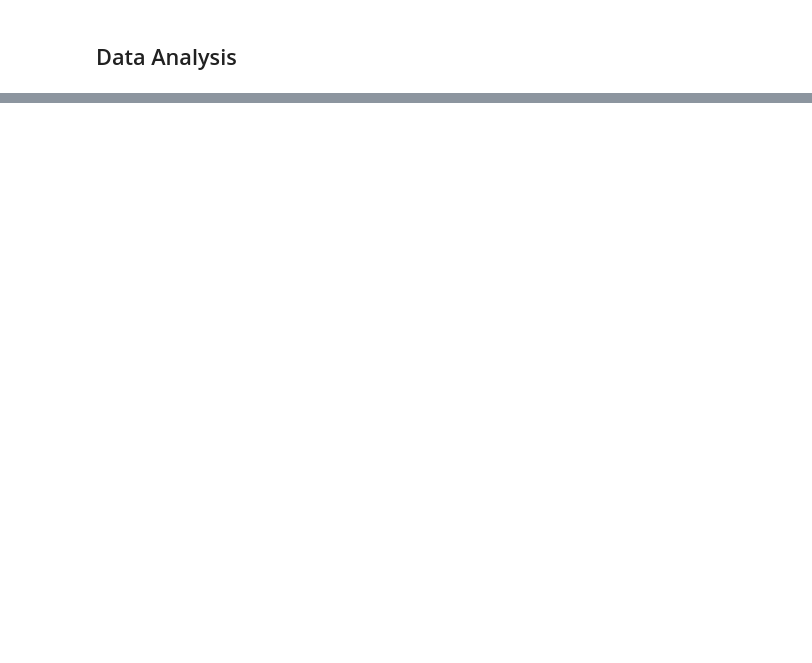
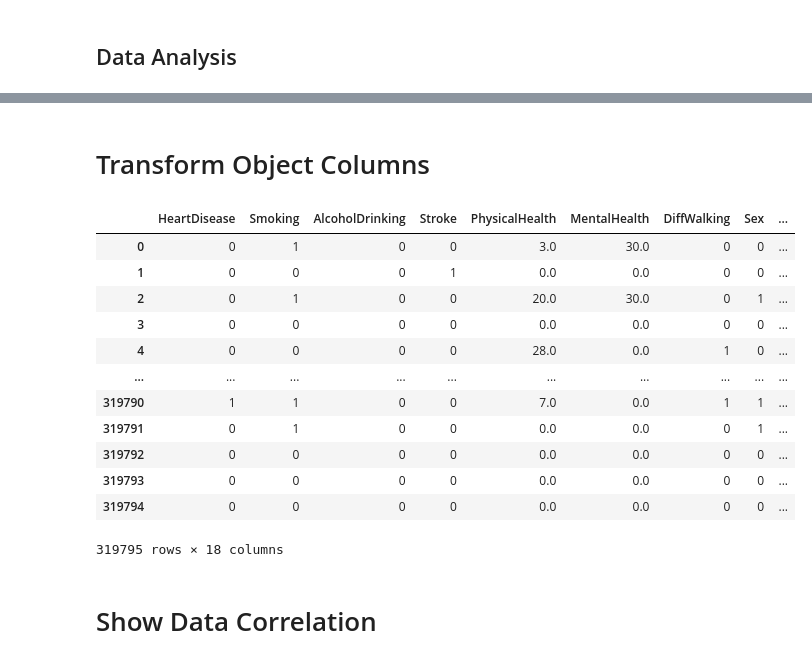
Before and after one commit to abo7adeed/Data_Science_Project, a Jupyter notebook: heart-diseases.ipynb, the cells around one changed output, grey strips where cells are left out. Saved outputs shown, nothing was run; the diff lists cells and outputs as text; code cells hidden in the pictures; blank space fills up the shorter version.

Commit message:
Kaggle Notebook | heart_diseases | Version 15

```diff
--- a/heart-diseases.ipynb
+++ b/heart-diseases.ipynb
@@ -86,0 +341,6 @@ data.groupby(['Sex','KidneyDisease'])['KidneyDisease'].count()
+# %%
+bins = [0, 18.5, 25, 30, 35, np.inf]
+names = ['Underweight', 'Normal weight', 'Overweight', 'Obese', 'Extremly Obese']
+data['SegmentBMI'] = pd.cut(data['BMI'],bins, labels=names)
+data.drop('BMI',axis=1,inplace=True)
+data.head()
@@ -86,0 +369,3 @@ data.groupby(['Sex','KidneyDisease'])['KidneyDisease'].count()
+# %%
+obj=data.select_dtypes(include=object).columns
+pd.DataFrame(obj,columns=['Object Columns'])
@@ -86,0 +394,4 @@ data.groupby(['Sex','KidneyDisease'])['KidneyDisease'].count()
+# %%
+obj=list(obj)
+obj.append('SegmentBMI')
+pd.DataFrame(obj,columns=['Object Columns'])
@@ -86,0 +415,24 @@ data.groupby(['Sex','KidneyDisease'])['KidneyDisease'].count()
+# %% [markdown]
+# Transform Object Columns
+# %%
+from sklearn.preprocessing import LabelEncoder
+label=LabelEncoder()
+for col in obj:
+    data[col]=label.fit_transform(data[col])
+data
+# %% [output]
+|  | HeartDisease | Smoking | AlcoholDrinking | Stroke | PhysicalHealth | MentalHealth | DiffWalking | Sex | ... |
+| 0 | 0 | 1 | 0 | 0 | 3.0 | 30.0 | 0 | 0 | ... |
+| 1 | 0 | 0 | 0 | 1 | 0.0 | 0.0 | 0 | 0 | ... |
+| 2 | 0 | 1 | 0 | 0 | 20.0 | 30.0 | 0 | 1 | ... |
+| 3 | 0 | 0 | 0 | 0 | 0.0 | 0.0 | 0 | 0 | ... |
+| 4 | 0 | 0 | 0 | 0 | 28.0 | 0.0 | 1 | 0 | ... |
+| ... | ... | ... | ... | ... | ... | ... | ... | ... | ... |
+| 319790 | 1 | 1 | 0 | 0 | 7.0 | 0.0 | 1 | 1 | ... |
+| 319791 | 0 | 1 | 0 | 0 | 0.0 | 0.0 | 0 | 1 | ... |
+| 319792 | 0 | 0 | 0 | 0 | 0.0 | 0.0 | 0 | 0 | ... |
+| 319793 | 0 | 0 | 0 | 0 | 0.0 | 0.0 | 0 | 0 | ... |
+| 319794 | 0 | 0 | 0 | 0 | 0.0 | 0.0 | 0 | 0 | ... |
+319795 rows × 18 columns
+# %% [markdown]
+# Show Data Correlation
```
Also changed, not shown: parts of 31 cells of this notebook.
